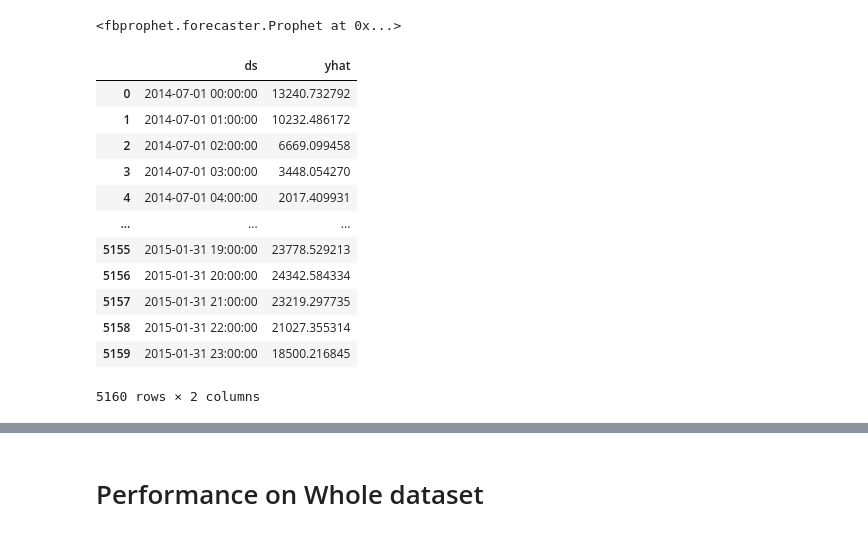
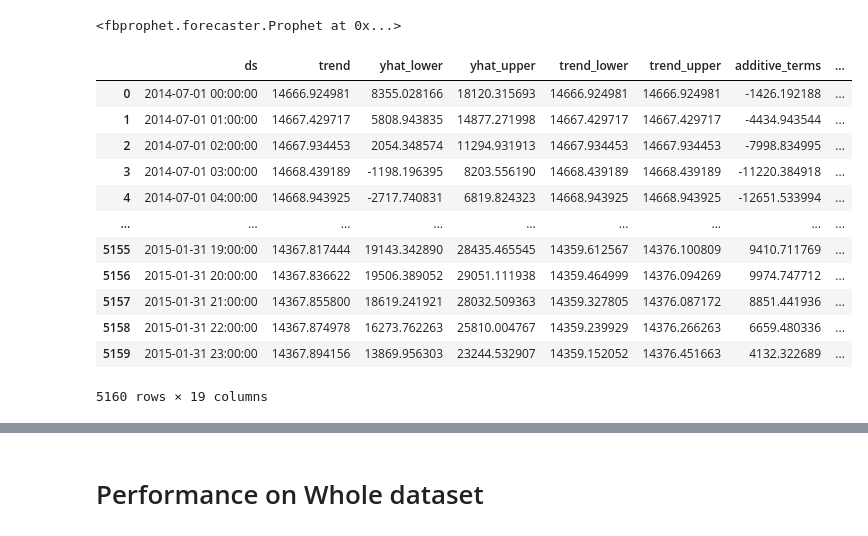
Before and after one commit to utkarsh-prakash/Google-Colab-Notebooks, a Jupyter notebook: Time_Series_Forecasting_using_FB_Prophet.ipynb, the cells around one changed output, grey strips where cells are left out. Drawn from its saved outputs; the diff is of its cells as text; code cells hidden in the pictures.

```diff
--- a/Time_Series_Forecasting_using_FB_Prophet.ipynb
+++ b/Time_Series_Forecasting_using_FB_Prophet.ipynb
@@ -63,19 +63,19 @@ INFO:fbprophet:Disabling yearly seasonality. Run prophet with yearly_seasonality
 # %%
 future = m.make_future_dataframe(periods=test_size,freq='H')
 forecast = m.predict(future)
-forecast[['ds', 'yhat']]
+forecast
 # %% [output]
-|  | ds | yhat |
-| 0 | 2014-07-01 00:00:00 | 13240.732792 |
-| 1 | 2014-07-01 01:00:00 | 10232.486172 |
-| 2 | 2014-07-01 02:00:00 | 6669.099458 |
-| 3 | 2014-07-01 03:00:00 | 3448.054270 |
-| 4 | 2014-07-01 04:00:00 | 2017.409931 |
-| ... | ... | ... |
-| 5155 | 2015-01-31 19:00:00 | 23778.529213 |
-| 5156 | 2015-01-31 20:00:00 | 24342.584334 |
-| 5157 | 2015-01-31 21:00:00 | 23219.297735 |
-| 5158 | 2015-01-31 22:00:00 | 21027.355314 |
-| 5159 | 2015-01-31 23:00:00 | 18500.216845 |
+|  | ds | trend | yhat_lower | yhat_upper | trend_lower | trend_upper | additive_terms | ... |
+| 0 | 2014-07-01 00:00:00 | 14666.924981 | 8355.028166 | 18120.315693 | 14666.924981 | 14666.924981 | -1426.192188 | ... |
+| 1 | 2014-07-01 01:00:00 | 14667.429717 | 5808.943835 | 14877.271998 | 14667.429717 | 14667.429717 | -4434.943544 | ... |
+| 2 | 2014-07-01 02:00:00 | 14667.934453 | 2054.348574 | 11294.931913 | 14667.934453 | 14667.934453 | -7998.834995 | ... |
+| 3 | 2014-07-01 03:00:00 | 14668.439189 | -1198.196395 | 8203.556190 | 14668.439189 | 14668.439189 | -11220.384918 | ... |
+| 4 | 2014-07-01 04:00:00 | 14668.943925 | -2717.740831 | 6819.824323 | 14668.943925 | 14668.943925 | -12651.533994 | ... |
+| ... | ... | ... | ... | ... | ... | ... | ... | ... |
+| 5155 | 2015-01-31 19:00:00 | 14367.817444 | 19143.342890 | 28435.465545 | 14359.612567 | 14376.100809 | 9410.711769 | ... |
+| 5156 | 2015-01-31 20:00:00 | 14367.836622 | 19506.389052 | 29051.111938 | 14359.464999 | 14376.094269 | 9974.747712 | ... |
+| 5157 | 2015-01-31 21:00:00 | 14367.855800 | 18619.241921 | 28032.509363 | 14359.327805 | 14376.087172 | 8851.441936 | ... |
+| 5158 | 2015-01-31 22:00:00 | 14367.874978 | 16273.762263 | 25810.004767 | 14359.239929 | 14376.266263 | 6659.480336 | ... |
+| 5159 | 2015-01-31 23:00:00 | 14367.894156 | 13869.956303 | 23244.532907 | 14359.152052 | 14376.451663 | 4132.322689 | ... |
-5160 rows × 2 columns
+5160 rows × 19 columns
 # %%
```
Also changed, not shown: parts of 5 cells of this notebook.
